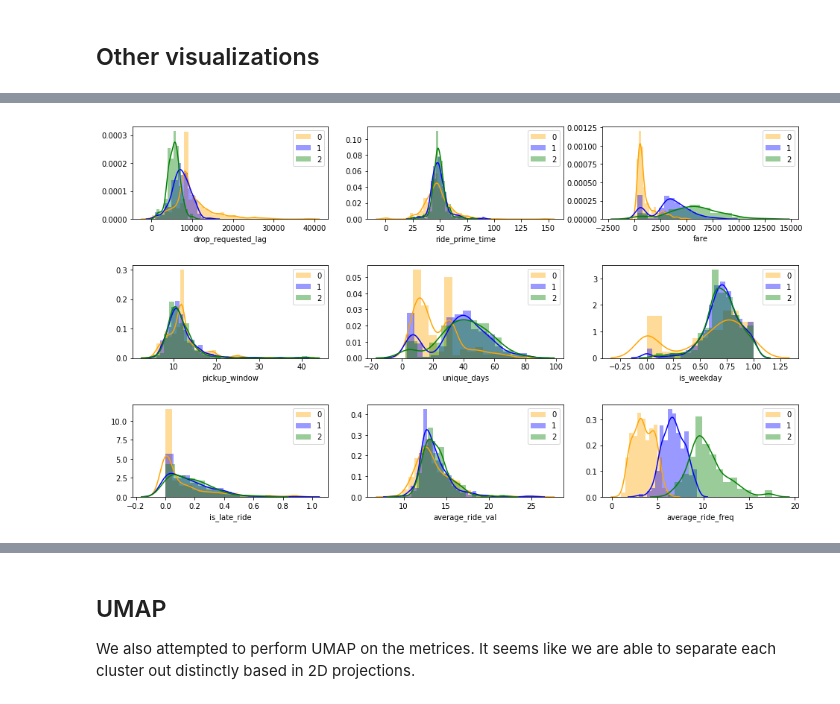
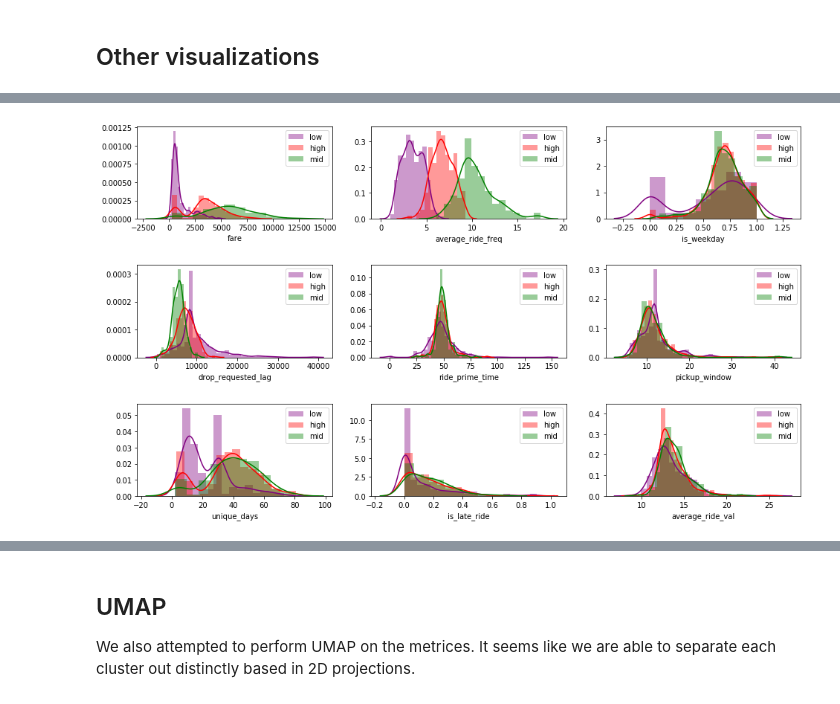
Before and after one commit to wjensheng/lyft, a Jupyter notebook: lyft_nb.ipynb, the cells around one changed output, grey strips where cells are left out. Drawn from its saved outputs; the diff is of its cells as text; code cells hidden in the pictures.

Commit message:
changed plots

```diff
--- a/lyft_nb.ipynb
+++ b/lyft_nb.ipynb
@@ -475,5 +501,5 @@ last_activity_df = df.groupby('driver_id').tail(1)
 # %%
-churn_rate = len(last_activity_df[last_activity_df['last_activity'] > 14]) / len(last_activity_df)
+churn_rate = len(last_activity_df[last_activity_df['last_activity'] > 7]) / len(last_activity_df)
 
 churn_rate
 # %% [output]
@@ -703,0 +732,11 @@ metrics
+# %%
+metrics = ['fare',
+           'average_ride_freq',
+           'is_weekday',
+           'drop_requested_lag',
+           'ride_prime_time',
+           'pickup_window',
+           'unique_days',
+           'is_late_ride',
+           'average_ride_val',
+           'ltv']
@@ -704,15 +751,15 @@ metrics
 # %%
 plt.figure(figsize=(16,40))
 for i, m in enumerate(metrics[:-1]):
     fig = plt.subplot(12, 3, i+1)
-    sns.distplot(ltv[ltv['clusters']==0][m],color ='orange')
-    sns.distplot(ltv[ltv['clusters']==1][m],color ='blue')
+    sns.distplot(ltv[ltv['clusters']==0][m],color ='purple')
+    sns.distplot(ltv[ltv['clusters']==1][m],color ='red')
     sns.distplot(ltv[ltv['clusters']==2][m],color ='green')
     plt.subplots_adjust(hspace=0.5)
-    fig.legend(labels=['0','1', '2'])
+    fig.legend(labels=['low','high', 'mid'])
 plt.show()
 # %% [output]
-[figure, old version]
+[figure, new version]
 # %%
 plt.figure(figsize=(20,40))
 for i, m in enumerate(metrics[:-1]):
```
Also changed, not shown: parts of 22 cells of this notebook.
